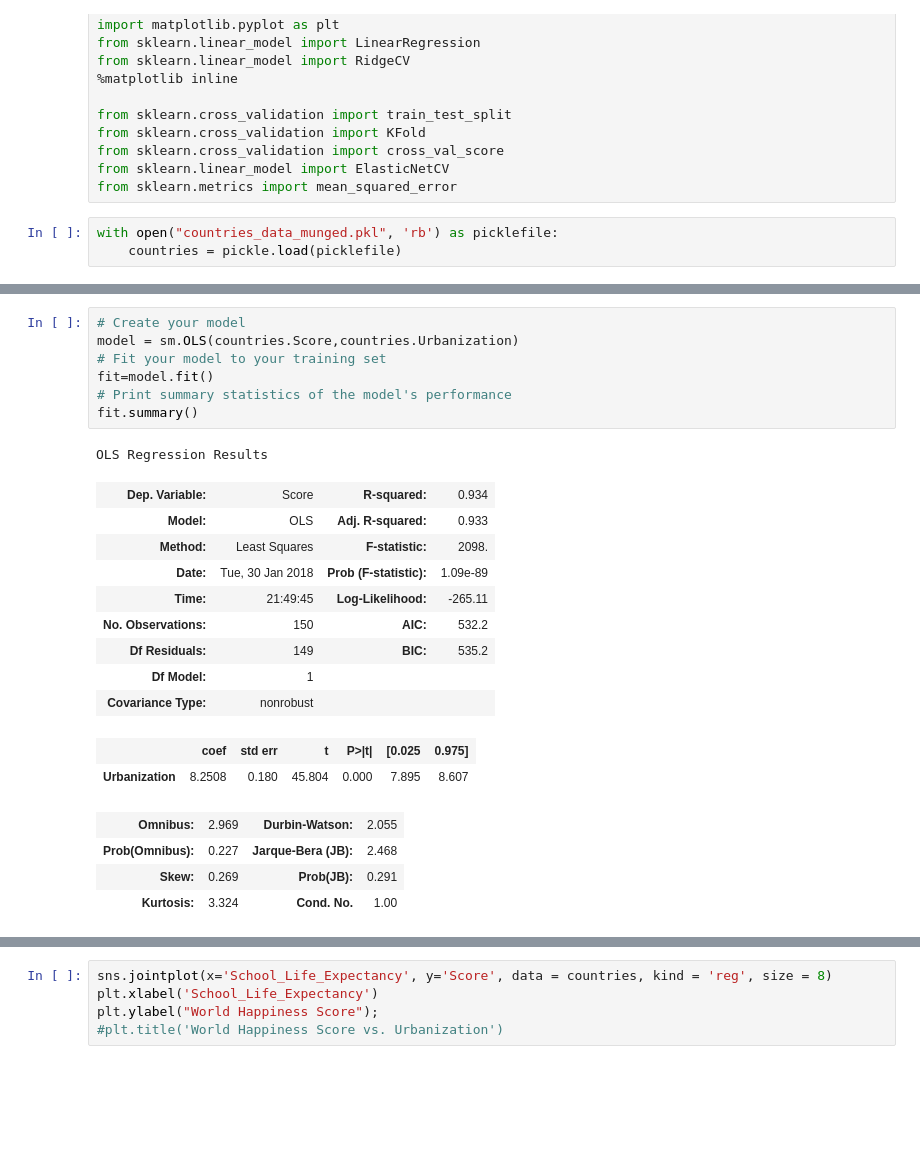
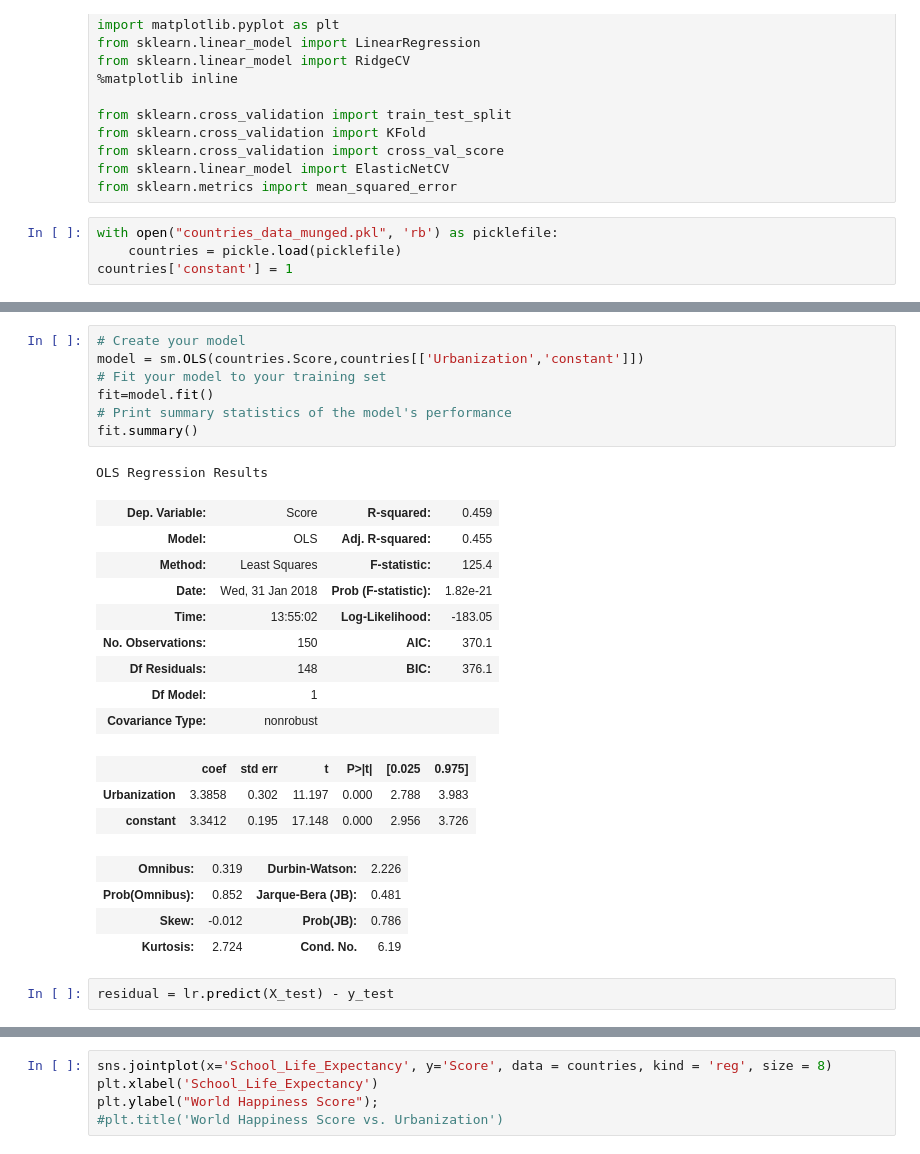
Before and after one commit to emilyageller/Geller_Metis, a Jupyter notebook: Project 2/Project 2 MVP.ipynb, the cells around one changed output, grey strips where cells are left out. Drawn from its saved outputs; the diff is of its cells as text; blank space fills up the shorter version.

```diff
--- a/Project 2/Project 2 MVP.ipynb
+++ b/Project 2/Project 2 MVP.ipynb
@@ -24,3 +24,4 @@ from sklearn.metrics import mean_squared_error
 # %%
 with open("countries_data_munged.pkl", 'rb') as picklefile:
     countries = pickle.load(picklefile)
+countries['constant'] = 1
@@ -41,24 +70,27 @@ plt.ylabel("World Happiness Score");
 # %%
 # Create your model
-model = sm.OLS(countries.Score,countries.Urbanization)
+model = sm.OLS(countries.Score,countries[['Urbanization','constant']])
 # Fit your model to your training set
 fit=model.fit()
 # Print summary statistics of the model's performance
 fit.summary()
 # %% [output]
 OLS Regression Results
-| Dep. Variable: | Score | R-squared: | 0.934 |
-| Model: | OLS | Adj. R-squared: | 0.933 |
-| Method: | Least Squares | F-statistic: | 2098. |
-| Date: | Tue, 30 Jan 2018 | Prob (F-statistic): | 1.09e-89 |
-| Time: | 21:49:45 | Log-Likelihood: | -265.11 |
-| No. Observations: | 150 | AIC: | 532.2 |
-| Df Residuals: | 149 | BIC: | 535.2 |
+| Dep. Variable: | Score | R-squared: | 0.459 |
+| Model: | OLS | Adj. R-squared: | 0.455 |
+| Method: | Least Squares | F-statistic: | 125.4 |
+| Date: | Wed, 31 Jan 2018 | Prob (F-statistic): | 1.82e-21 |
+| Time: | 13:55:02 | Log-Likelihood: | -183.05 |
+| No. Observations: | 150 | AIC: | 370.1 |
+| Df Residuals: | 148 | BIC: | 376.1 |
 | Df Model: | 1 |  |  |
 | Covariance Type: | nonrobust |  |  |
 |  | coef | std err | t | P>|t| | [0.025 | 0.975] |
-| Urbanization | 8.2508 | 0.180 | 45.804 | 0.000 | 7.895 | 8.607 |
+| Urbanization | 3.3858 | 0.302 | 11.197 | 0.000 | 2.788 | 3.983 |
+| constant | 3.3412 | 0.195 | 17.148 | 0.000 | 2.956 | 3.726 |
-| Omnibus: | 2.969 | Durbin-Watson: | 2.055 |
-| Prob(Omnibus): | 0.227 | Jarque-Bera (JB): | 2.468 |
-| Skew: | 0.269 | Prob(JB): | 0.291 |
-| Kurtosis: | 3.324 | Cond. No. | 1.00 |
+| Omnibus: | 0.319 | Durbin-Watson: | 2.226 |
+| Prob(Omnibus): | 0.852 | Jarque-Bera (JB): | 0.481 |
+| Skew: | -0.012 | Prob(JB): | 0.786 |
+| Kurtosis: | 2.724 | Cond. No. | 6.19 |
+# %%
+residual = lr.predict(X_test) - y_test
```
Also changed, not shown: parts of 12 cells of this notebook, 5 other files.
